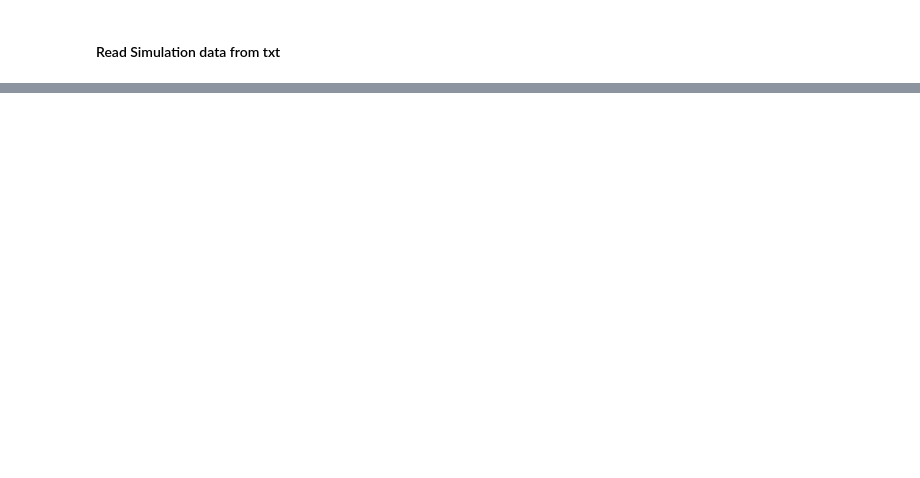
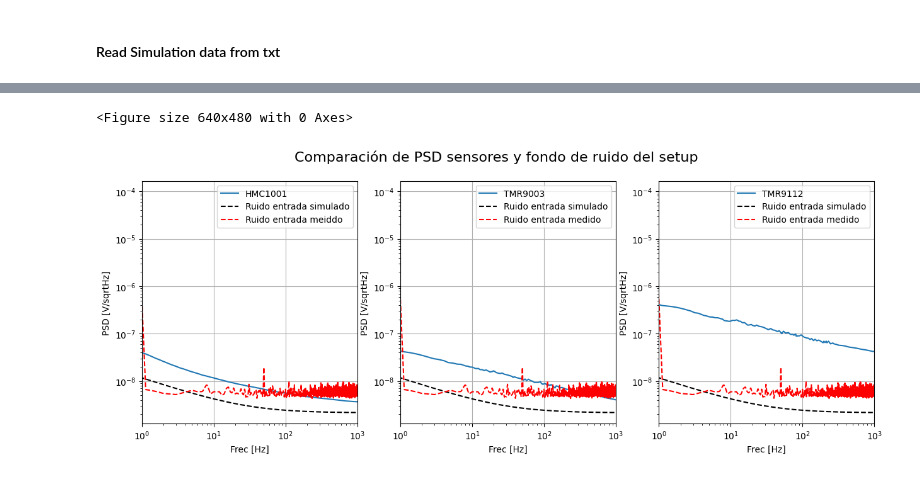
Before and after one commit to Guilldeas/General_Purpose_Analysis, a Jupyter notebook: Analysis_functions.ipynb, the cells around one changed output, grey strips where cells are left out. Drawn from its saved outputs; the diff is of its cells as text; code cells hidden in the pictures; blank space fills up the shorter version.

```diff
--- a/Analysis_functions.ipynb
+++ b/Analysis_functions.ipynb
@@ -715,0 +808,62 @@ print(common_freqs[0])
+# %%
+# Calculate current and voltage sourcess of equivalent input noise for all setup as per de EnIn amplifier model
+En = INAShort_aligned
+
+In = []
+for index in range(0, len(INA22Meg_aligned)):
+    In.append(INA22Meg_aligned[index] / 22E6)
+
+R_HMC1001 = 860
+R_TMR9003 = 50E3
+R_TMR9112 = 50E3
+
+HMC1001_Noisefloor = []
+TMR9003_Noisefloor = []
+TMR9112_Noisefloor = []
+for index in range(0, len(INA22Meg_aligned)):
+    HMC1001_Noisefloor.append(math.sqrt( (En[index]**2) + (In[index]*R_HMC1001)**2 ))
+    TMR9003_Noisefloor.append(math.sqrt( (En[index]**2) + (In[index]*R_TMR9003)**2 ))
+    TMR9112_Noisefloor.append(math.sqrt( (En[index]**2) + (In[index]*R_TMR9112)**2 ))
+# %%
+# Create a new figure
+fig = plt.figure()
+
+# Add a subplot
+fig, ax = plt.subplots(1, 3, figsize=(15, 5)) # 1 row, 3 columns, and custom figure size
+
+# Plot data for first sensor
+ax[0].plot(common_freqs, HMC1001_aligned, label='HMC1001')
+ax[0].plot(common_freqs, VinTheorSim_aligned, color='k', linestyle="dashed", label='Ruido entrada simulado')
+ax[0].plot(common_freqs, HMC1001_Noisefloor, color='r', linestyle="dashed", label='Ruido entrada meiddo')
+
+# Plot data for second sensor
+ax[1].plot(common_freqs, TMR9003_aligned, label='TMR9003')
+ax[1].plot(common_freqs, VinTheorSim_aligned, color='k', linestyle="dashed", label='Ruido entrada simulado')
+ax[1].plot(common_freqs, TMR9003_Noisefloor, color='r', linestyle="dashed", label='Ruido entrada medido')
+
+# Plot data for third sensor
+ax[2].plot(common_freqs, TMR9112_aligned, label='TMR9112')
+ax[2].plot(common_freqs, VinTheorSim_aligned, color='k', linestyle="dashed", label='Ruido entrada simulado')
+ax[2].plot(common_freqs, TMR9112_Noisefloor, color='r', linestyle="dashed", label='Ruido entrada medido')
+
+# Set a title for the whole figure
+fig.suptitle('Comparación de PSD sensores y fondo de ruido del setup', fontsize=16)
+
+for i in range(0, 3):
+    # Log plot
+    ax[i].set_xscale('log')
+    ax[i].set_yscale('log')
+
+    # Customize the plot
+    ax[i].set_xlabel('Frec [Hz]')
+    ax[i].set_ylabel('PSD [V/sqrtHz]')
+    ax[i].grid()
+    ax[i].set_xlim(1, 1000)
+
+    ax[i].legend()
+
+# Display the figure
+plt.show()
+# %% [output]
+<Figure size 640x480 with 0 Axes>
+[figure, added]
```
Also changed, not shown: parts of 13 cells of this notebook, 8 other files.
